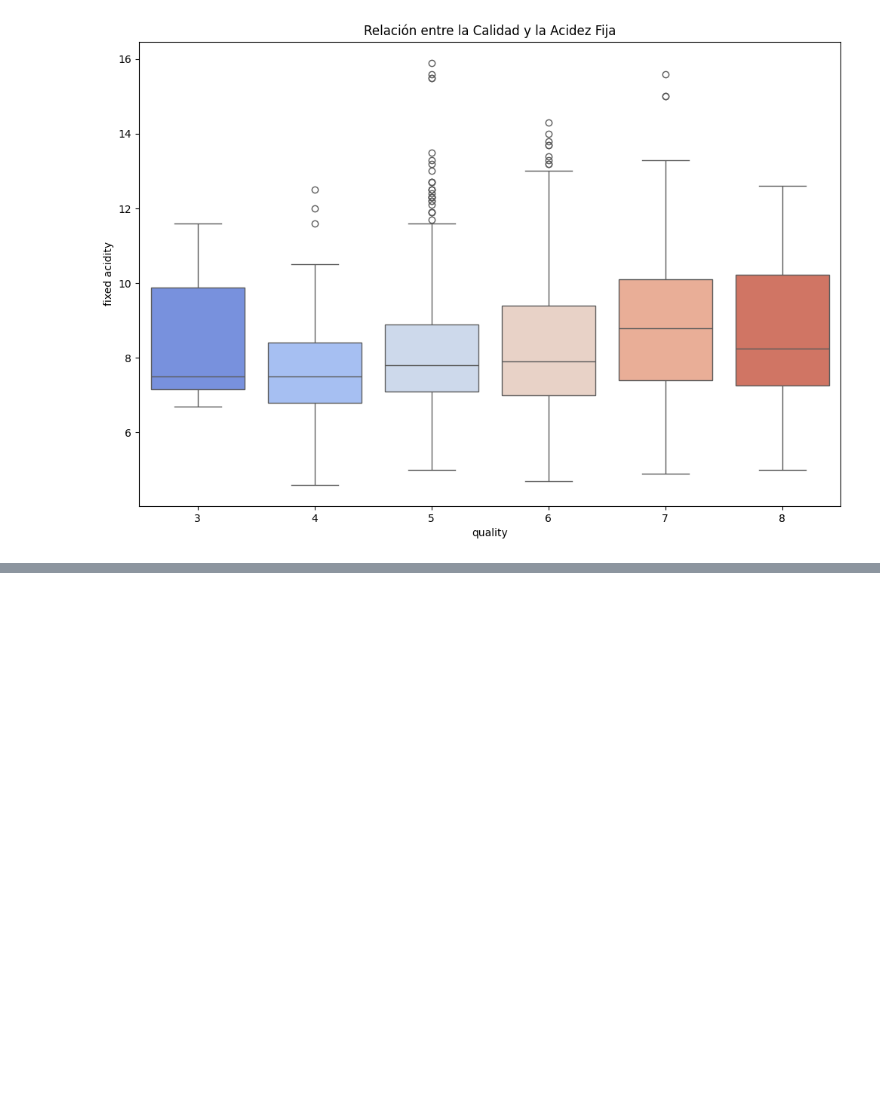
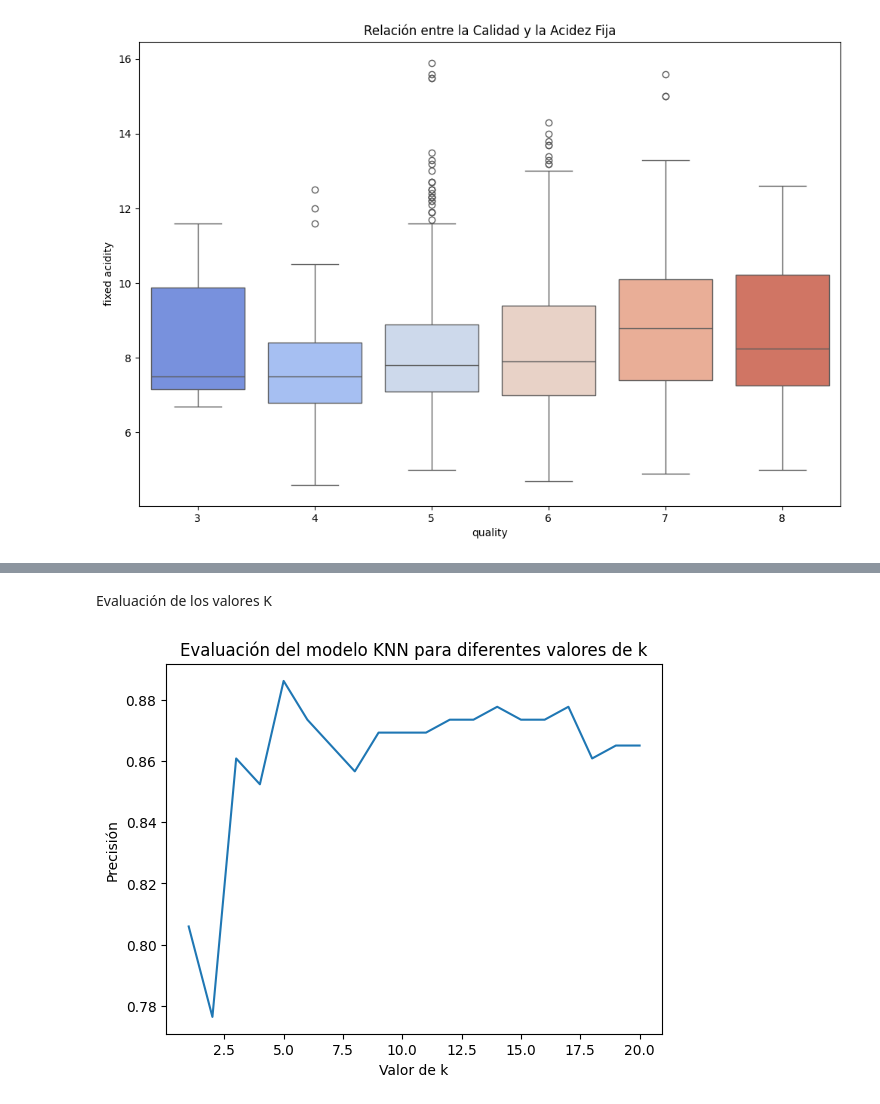
Before and after one commit to 4GeeksAcademy/MariaMiura1_k-nearest-neighbors, a Jupyter notebook: src/explore.ipynb, the cells around one changed output, grey strips where cells are left out. Drawn from its saved outputs; the diff is of its cells as text; code cells hidden in the pictures; blank space fills up the shorter version.

```diff
--- a/src/explore.ipynb
+++ b/src/explore.ipynb
@@ -324,0 +238,4 @@ Split
+# %%
+from sklearn.preprocessing import StandardScaler
+scaler = StandardScaler()
+X_scaled = scaler.fit_transform(X)
@@ -325,5 +244,2 @@ Split
 # %%
-
-X_train, X_test, y_train, y_test = train_test_split(X, y, test_size = 0.2, random_state = 42)
-
-X_train.head()
+X_train, X_test, y_train, y_test = train_test_split(X_scaled, y, test_size=0.2, random_state=42)
@@ -361,0 +248,3 @@ ValueError: Mime type rendering requires nbformat>=4.2.0 but it is not installed
+# %%
+knn = KNeighborsClassifier(n_neighbors=5)
+knn.fit(X_train, y_train)
@@ -361,0 +255,8 @@ ValueError: Mime type rendering requires nbformat>=4.2.0 but it is not installed
+# %%
+y_pred = knn.predict(X_test)
+accuracy = accuracy_score(y_test, y_pred)
+print(f'Accuracy del modelo: {accuracy:.4f}')
+print("Matriz de confusión:")
+print(confusion_matrix(y_test, y_pred))
+print("\nInforme de clasificación:")
+print(classification_report(y_test, y_pred))
@@ -361,0 +280,18 @@ ValueError: Mime type rendering requires nbformat>=4.2.0 but it is not installed
+# %% [markdown]
+Evaluación de los valores K
+# %%
+k_values = range(1, 21)
+accuracies = []
+for k in k_values:
+    knn = KNeighborsClassifier(n_neighbors=k)
+    knn.fit(X_train, y_train)
+    y_pred = knn.predict(X_test)
+    accuracies.append(accuracy_score(y_test, y_pred))
+
+plt.plot(k_values, accuracies)
+plt.xlabel('Valor de k')
+plt.ylabel('Precisión')
+plt.title('Evaluación del modelo KNN para diferentes valores de k')
+plt.show()
+# %% [output]
+[figure, added]
```
Also changed, not shown: parts of 25 cells of this notebook.
